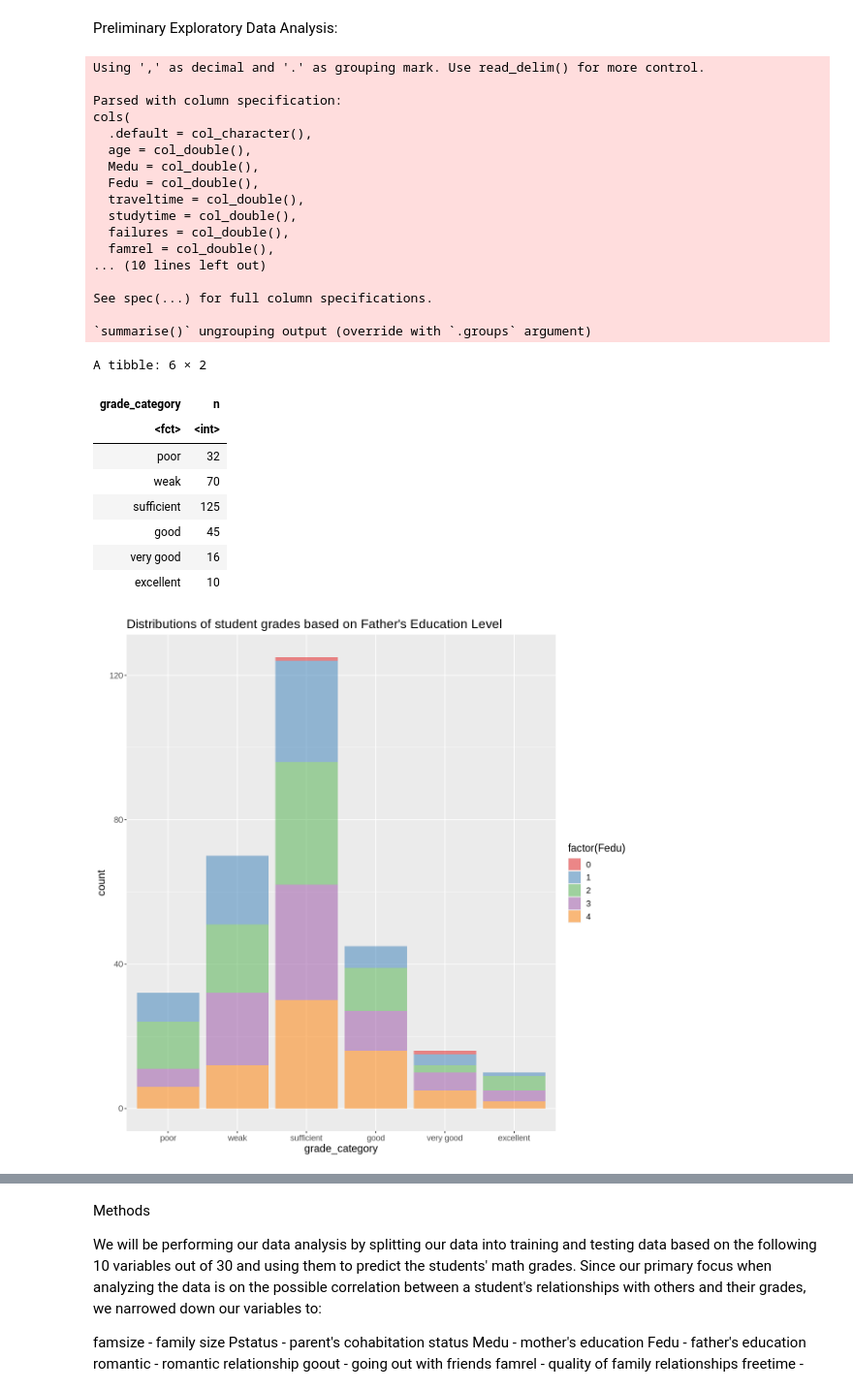
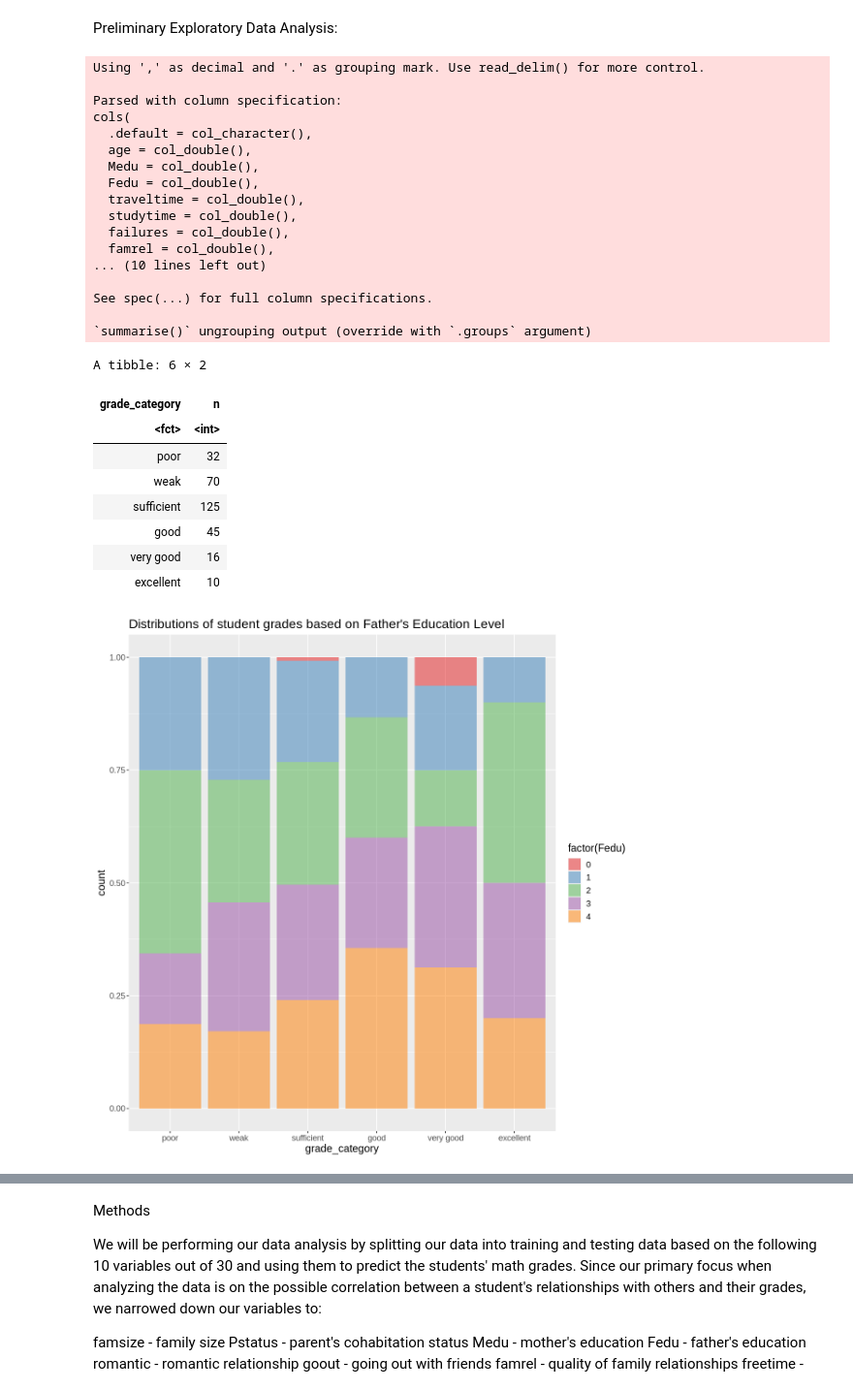
Before and after one commit to nishant-sr/StudentGrades_Project, a Jupyter notebook: proposal.ipynb, the cells around one changed output, grey strips where cells are left out. Shown at 97% size. Saved outputs shown, nothing was run; the diff lists cells and outputs as text; code cells hidden in the pictures.

Commit message:
Changed bar plots to show proportions.

```diff
--- a/proposal.ipynb
+++ b/proposal.ipynb
@@ -71,7 +71,7 @@ grades_summary
 # education)
 edu_plot_father <- grades_train %>%
     ggplot(aes(x = grade_category, fill = factor(Fedu))) +
-    geom_bar(position = "stack", alpha = 0.5) +
+    geom_bar(position = "fill", alpha = 0.5) +
     theme(text = element_text(size = 14)) +
     ggtitle("Distributions of student grades based on Father's Education Level") +
     scale_fill_brewer(palette = 'Set1')
@@ -79,7 +79,7 @@ edu_plot_father <- grades_train %>%
 # grade distributions based on mother's education level
 edu_plot_mother <- grades_train %>%
     ggplot(aes(x = grade_category, fill = factor(Medu))) +
-    geom_bar(position = "stack", alpha = 0.5) +
+    geom_bar(position = "fill", alpha = 0.5) +
     theme(text = element_text(size = 14)) +
     ggtitle("Distributions of student grades based on Mother's Education Level") +
     scale_fill_brewer(palette = 'Set1')
@@ -87,7 +87,7 @@ edu_plot_mother <- grades_train %>%
 # grade distributions based on family size (binary: 'LE3' - less or equal to 3 or 'GT3' - greater than 3)
 famsize_plot <- grades_train %>%
     ggplot(aes(x = grade_category, fill = factor(famsize))) +
-    geom_bar(position = "stack", alpha = 0.5) +
+    geom_bar(position = "fill", alpha = 0.5) +
     theme(text = element_text(size = 14)) +
     ggtitle("Distributions of student grades based on Family Size") +
     scale_fill_brewer(palette = 'Set1')
@@ -95,7 +95,7 @@ famsize_plot <- grades_train %>%
 # grade distributions based on parent's cohabitation status (binary: 'T' - living together or 'A' - apart)
 pstatus_plot <- grades_train %>%
     ggplot(aes(x = grade_category, fill = factor(Pstatus))) +
-    geom_bar(position = "stack", alpha = 0.5) +
+    geom_bar(position = "fill", alpha = 0.5) +
     theme(text = element_text(size = 14)) +
     ggtitle("Distributions of student grades Based on Parental Cohabitation Status") +
     scale_fill_brewer(palette = 'Set1')
@@ -103,7 +103,7 @@ pstatus_plot <- grades_train %>%
 # grade distributions based on frequency of going outwith friends (numeric: from 1 - very low to 5 - very high)
 goout_plot <- grades_train %>%
     ggplot(aes(x = grade_category, fill = factor(goout))) +
-    geom_bar(position = "stack", alpha = 0.5) +
+    geom_bar(position = "fill", alpha = 0.5) +
     theme(text = element_text(size = 14)) +
     ggtitle("Distributions of student grades Based on Going out Frequency") +
     scale_fill_brewer(palette = 'Set1')
@@ -111,7 +111,7 @@ goout_plot <- grades_train %>%
 # grade distributions based on presence/absence of a romantic relationship (binary: yes or no)
 romantic_plot <- grades_train %>%
     ggplot(aes(x = grade_category, fill = factor(romantic))) +
-    geom_bar(position = "stack", alpha = 0.5) +
+    geom_bar(position = "fill", alpha = 0.5) +
     theme(text = element_text(size = 14)) +
     ggtitle("Distributions of student grades Based on Romantic Relationship Status") +
     scale_fill_brewer(palette = 'Set1')
@@ -119,7 +119,7 @@ romantic_plot <- grades_train %>%
 # grade distributions based on free time after school (numeric: from 1 - very low to 5 - very high)
 freetime_plot <- grades_train %>%
     ggplot(aes(x = grade_category, fill = factor(freetime))) +
-    geom_bar(position = "stack", alpha = 0.5) +
+    geom_bar(position = "fill", alpha = 0.5) +
     theme(text = element_text(size = 14)) +
     ggtitle("Distributions of student grades Based on Amount of Free Time") +
     scale_fill_brewer(palette = 'Set1')
@@ -127,7 +127,7 @@ freetime_plot <- grades_train %>%
 # grade distributions based on extra paid classes within the course subject (binary: yes or no)
 paid_plot <- grades_train %>%
     ggplot(aes(x = grade_category, fill = factor(paid))) +
-    geom_bar(position = "stack", alpha = 0.5) +
+    geom_bar(position = "fill", alpha = 0.5) +
     theme(text = element_text(size = 14)) +
     ggtitle("Distributions of student grades Based on Presence/Absence of Paid Tutoring") +
     scale_fill_brewer(palette = 'Set1')
@@ -136,7 +136,7 @@ paid_plot <- grades_train %>%
 # grade distributions based on family educational support (binary: yes or no)
 famsup_plot <- grades_train %>%
     ggplot(aes(x = grade_category, fill = factor(famsup))) +
-    geom_bar(position = "stack", alpha = 0.5) +
+    geom_bar(position = "fill", alpha = 0.5) +
     theme(text = element_text(size = 14)) +
     ggtitle("Distributions of student grades Based on Family Educational Support") +
     scale_fill_brewer(palette = 'Set1')
@@ -144,7 +144,7 @@ famsup_plot <- grades_train %>%
 # grade distributions based on quality of family relationships (numeric: from 1 - very bad to 5 - excellent)
 famrel_plot <- grades_train %>%
     ggplot(aes(x = grade_category, fill = factor(famrel))) +
-    geom_bar(position = "stack", alpha = 0.5) +
+    geom_bar(position = "fill", alpha = 0.5) +
     theme(text = element_text(size = 14)) +
     ggtitle("Distributions of student grades Based on Quality of Family Relationships") +
     scale_fill_brewer(palette = 'Set1')
@@ -159,31 +159,31 @@ freetime_plot
 paid_plot
 famsup_plot
 famrel_plot
 # %% [output]
 Using ',' as decimal and '.' as grouping mark. Use read_delim() for more control.
 
 Parsed with column specification:
 cols(
   .default = col_character(),
   age = col_double(),
   Medu = col_double(),
   Fedu = col_double(),
   traveltime = col_double(),
   studytime = col_double(),
   failures = col_double(),
   famrel = col_double(),
 ... (10 lines left out)
 
 See spec(...) for full column specifications.
 
 `summarise()` ungrouping output (override with `.groups` argument)
 A tibble: 6 × 2
 | grade_category | n |
 | <fct> | <int> |
 | poor | 32 |
 | weak | 70 |
 | sufficient | 125 |
 | good | 45 |
 | very good | 16 |
 | excellent | 10 |
-[figure, old version]
+[figure, new version]
```
Also changed, not shown: parts of 1 cell of this notebook.
